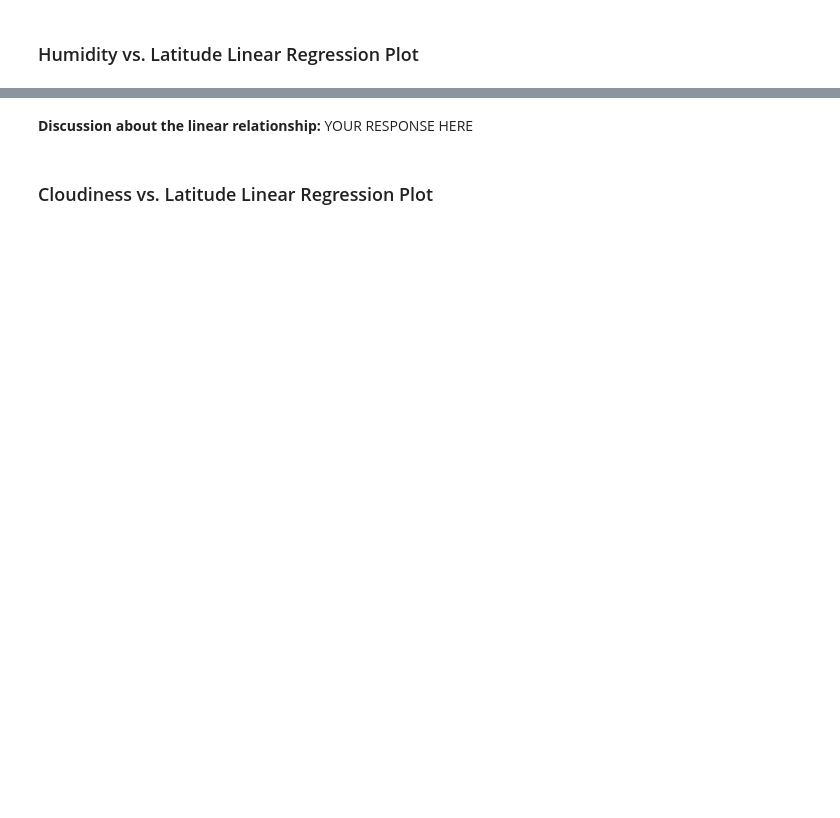
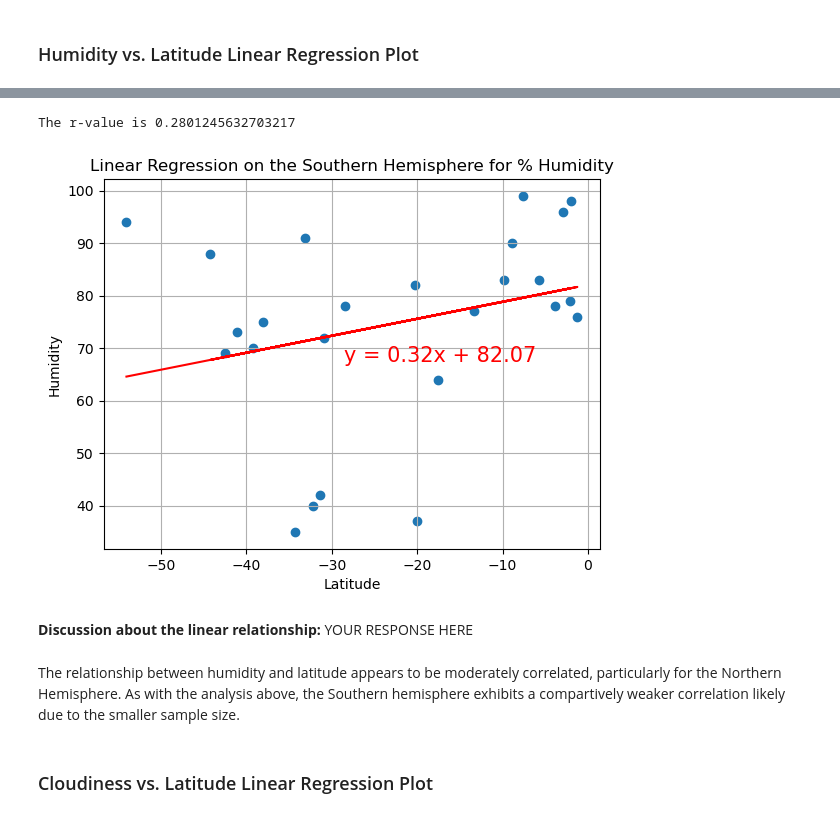
Before and after one commit to bennettnorth/python-api-challenge, a Jupyter notebook: WeatherPy.ipynb, the cells around one changed output, grey strips where cells are left out. Drawn from its saved outputs; the diff is of its cells as text; code cells hidden in the pictures; blank space fills up the shorter version.

```diff
--- a/WeatherPy.ipynb
+++ b/WeatherPy.ipynb
@@ -331,4 +340,12 @@ The r-value is: 0.0002808747046324607
+# %%
+# Southern Hemisphere
+plot_linear_regression(southern_hemi_df["Lat"], southern_hemi_df["Humidity"], 'Linear Regression on the Southern Hemisphere for % Humidity', 'Humidity')
+# %% [output]
+The r-value is 0.2801245632703217
+[figure, added]
 # %% [markdown]
 **Discussion about the linear relationship:** YOUR RESPONSE HERE
+# %% [markdown]
+The relationship between humidity and latitude appears to be moderately correlated, particularly for the Northern Hemisphere. As with the analysis above, the Southern hemisphere exhibits a compartively weaker correlation likely due to the smaller sample size.
 # %% [markdown]
 ### Cloudiness vs. Latitude Linear Regression Plot
```
Also changed, not shown: parts of 20 cells of this notebook.
